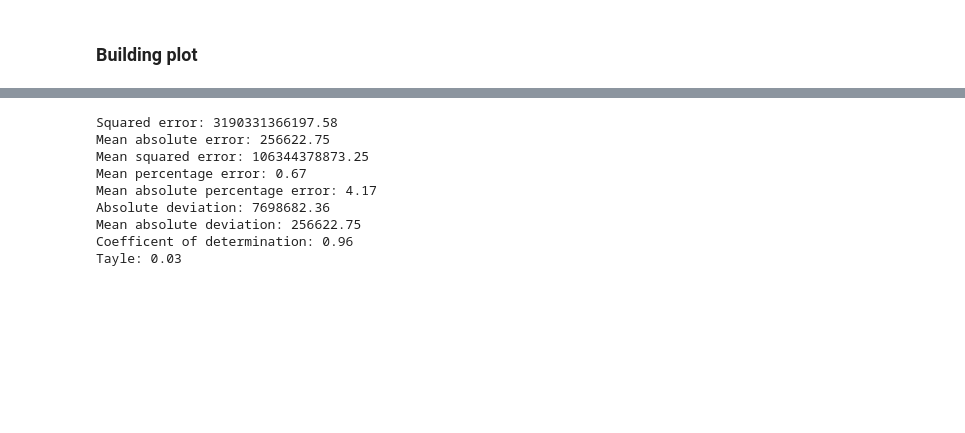
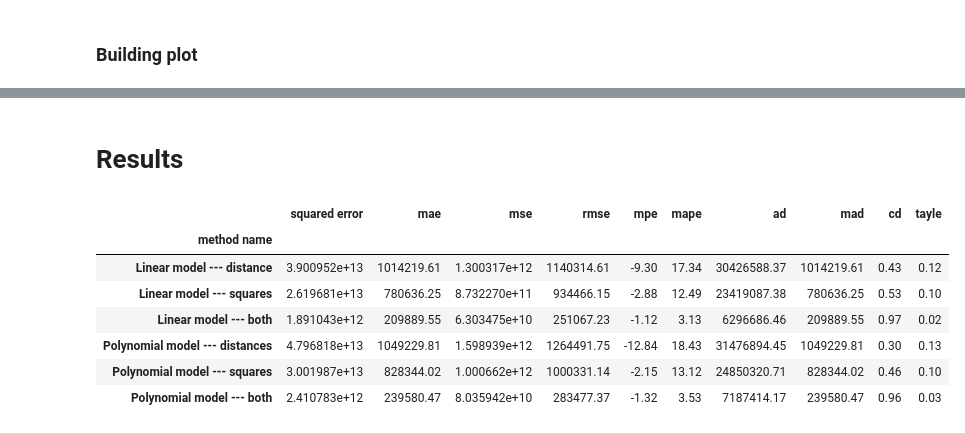
Before and after one commit to SmirnovAlexander/InformationAnalysis, a Jupyter notebook: FlatPricePrediction/notebooks/FlatPricePrediction.ipynb, the cells around one changed output, grey strips where cells are left out. Cells and saved outputs as stored; diff of their text form; code cells hidden in the pictures; blank space fills up the shorter version.

Commit message:
hw 4: combined metrics into DataFrame

```diff
--- a/FlatPricePrediction/notebooks/FlatPricePrediction.ipynb
+++ b/FlatPricePrediction/notebooks/FlatPricePrediction.ipynb
@@ -545,3 +536,5 @@ Tayle: 0.12
+# %%
+polynomial_distances = create_dataframe(Y_test, Y_polynomial_predictions, "Polynomial model --- distances")
 # %% [markdown]
 ### Building plot
 # %%
@@ -720,3 +701,5 @@ Tayle: 0.03
+# %%
+linear_both = create_dataframe(Y_test, Y_predictions, "Linear model --- both")
 # %% [markdown]
 ## Polynomial regression
 # %% [markdown]
@@ -779,12 +762,20 @@ plt.show()
-# %%
-quality_measure(Y_test, Y_polynomial_predictions)
-# %% [output]
-Squared error: 3190331366197.58
-Mean absolute error: 256622.75
-Mean squared error: 106344378873.25
-Mean percentage error: 0.67
-Mean absolute percentage error: 4.17
-Absolute deviation: 7698682.36
-Mean absolute deviation: 256622.75
-Coefficent of determination: 0.96
-Tayle: 0.03
+# %%
+polynomial_both = create_dataframe(Y_test, Y_polynomial_predictions, "Polynomial model --- both")
+# %% [markdown]
+# Results
+# %%
+# Merging dataframes together
+frames = [linear_distances, linear_squares, linear_both, polynomial_distances, polynomial_squares, polynomial_both]
+result = pd.concat(frames)
+result.set_index('method name', inplace=True)
+# %%
+display(result)
+# %% [output]
+|  | squared error | mae | mse | rmse | mpe | mape | ad | mad | cd | tayle |
+| method name |  |  |  |  |  |  |  |  |  |  |
+| Linear model --- distance | 3.900952e+13 | 1014219.61 | 1.300317e+12 | 1140314.61 | -9.30 | 17.34 | 30426588.37 | 1014219.61 | 0.43 | 0.12 |
+| Linear model --- squares | 2.619681e+13 | 780636.25 | 8.732270e+11 | 934466.15 | -2.88 | 12.49 | 23419087.38 | 780636.25 | 0.53 | 0.10 |
+| Linear model --- both | 1.891043e+12 | 209889.55 | 6.303475e+10 | 251067.23 | -1.12 | 3.13 | 6296686.46 | 209889.55 | 0.97 | 0.02 |
+| Polynomial model --- distances | 4.796818e+13 | 1049229.81 | 1.598939e+12 | 1264491.75 | -12.84 | 18.43 | 31476894.45 | 1049229.81 | 0.30 | 0.13 |
+| Polynomial model --- squares | 3.001987e+13 | 828344.02 | 1.000662e+12 | 1000331.14 | -2.15 | 13.12 | 24850320.71 | 828344.02 | 0.46 | 0.10 |
+| Polynomial model --- both | 2.410783e+12 | 239580.47 | 8.035942e+10 | 283477.37 | -1.32 | 3.53 | 7187414.17 | 239580.47 | 0.96 | 0.03 |
```
Also changed, not shown: parts of 26 cells of this notebook.
